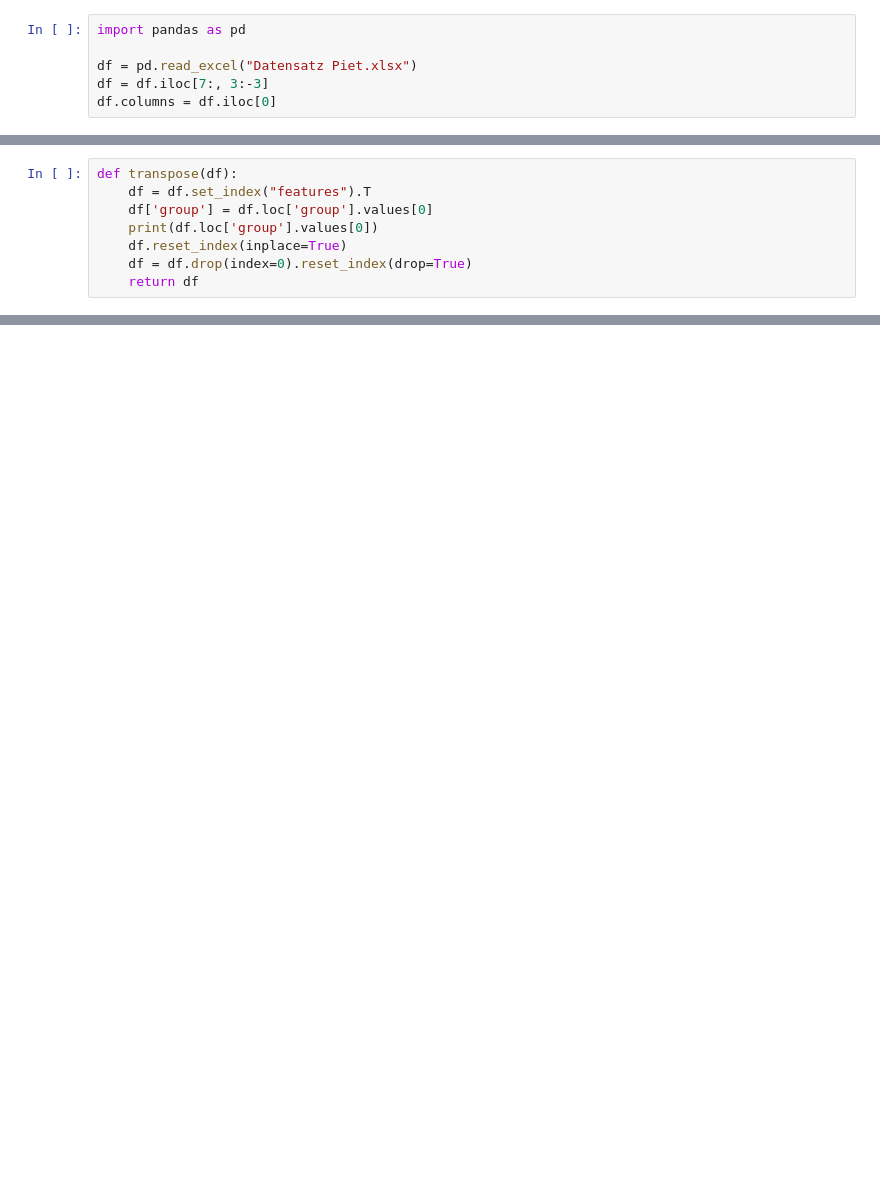
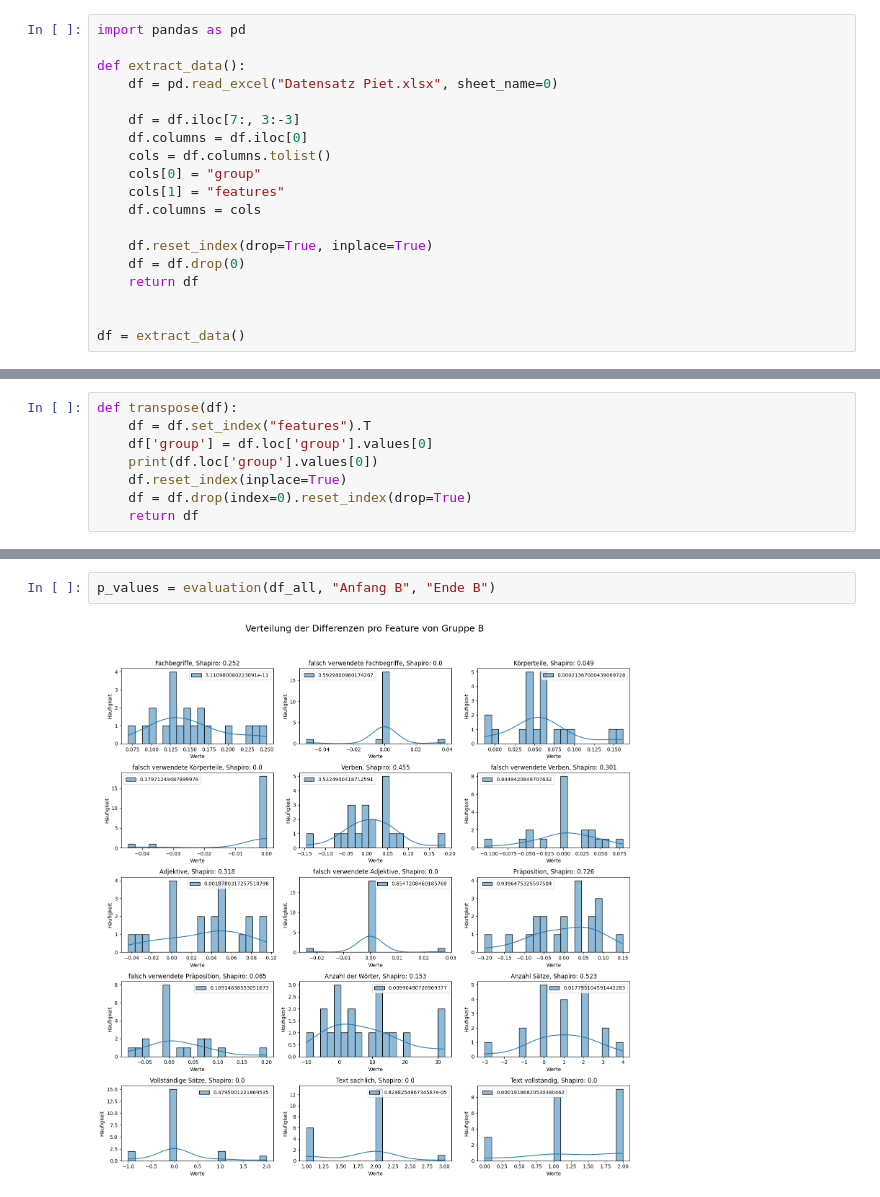
Before and after one commit to pietow/Auswertung, a Jupyter notebook: auswertung.ipynb, the cells around one changed output, grey strips where cells are left out. Drawn from its saved outputs; the diff is of its cells as text; blank space fills up the shorter version.

```diff
--- a/auswertung.ipynb
+++ b/auswertung.ipynb
@@ -1,6 +1,19 @@
 # %%
 import pandas as pd
 
-df = pd.read_excel("Datensatz Piet.xlsx")
-df = df.iloc[7:, 3:-3]
-df.columns = df.iloc[0]
+def extract_data():
+    df = pd.read_excel("Datensatz Piet.xlsx", sheet_name=0)
+
+    df = df.iloc[7:, 3:-3]
+    df.columns = df.iloc[0]
+    cols = df.columns.tolist()
+    cols[0] = "group"
+    cols[1] = "features"
+    df.columns = cols
+
+    df.reset_index(drop=True, inplace=True)
+    df = df.drop(0)
+    return df
+
+
+df = extract_data()
@@ -180,0 +162,4 @@ FDR (BH): [ True False False False False False False False  True False False Fal
+# %%
+p_values = evaluation(df_all, "Anfang B", "Ende B")
+# %% [output]
+[figure, added]
```
Also changed, not shown: parts of 17 cells of this notebook, 4 other files.
